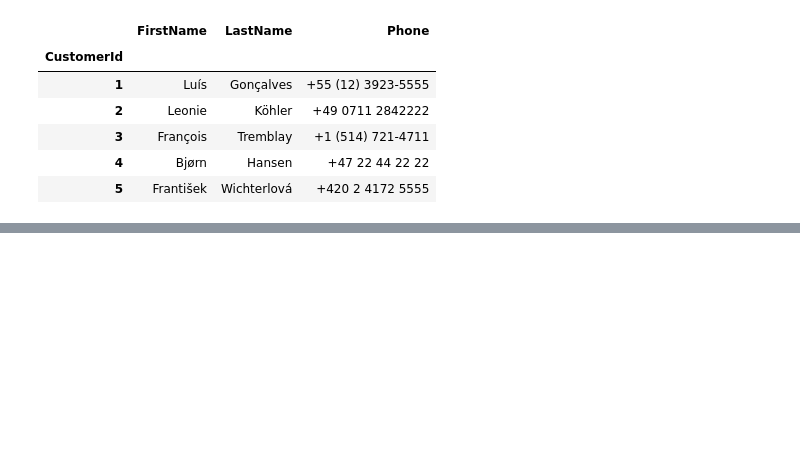
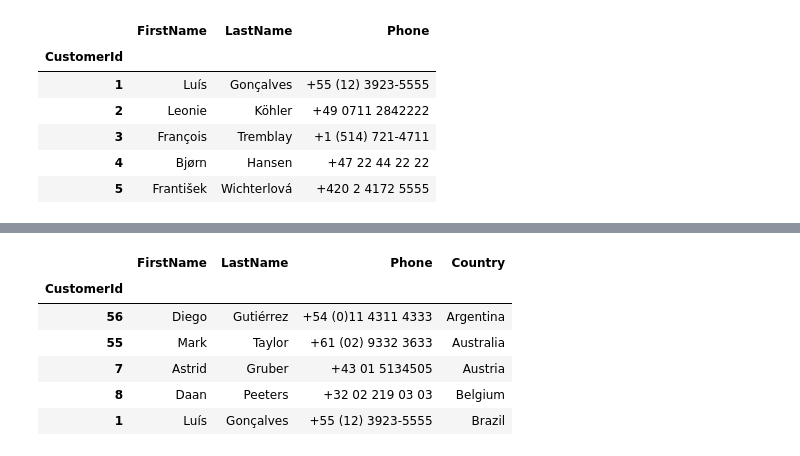
Before and after one commit to lazizrakhmat/DS-Notebook, a Jupyter notebook: Praktikum_Notebook_ipynb_.ipynb, the cells around one changed output, grey strips where cells are left out. Drawn from its saved outputs; the diff is of its cells as text; code cells hidden in the pictures; blank space fills up the shorter version.

```diff
--- a/Praktikum_Notebook_ipynb_.ipynb
+++ b/Praktikum_Notebook_ipynb_.ipynb
@@ -135,0 +148,12 @@ df.head()
+# %%
+query = "SELECT CustomerId, Firstname, Lastname, Phone, Country FROM customers ORDER BY Country"
+df = pd.read_sql(query, db, index_col="CustomerId")
+df.head()
+# %% [output]
+|  | FirstName | LastName | Phone | Country |
+| CustomerId |  |  |  |  |
+| 56 | Diego | Gutiérrez | +54 (0)11 4311 4333 | Argentina |
+| 55 | Mark | Taylor | +61 (02) 9332 3633 | Australia |
+| 7 | Astrid | Gruber | +43 01 5134505 | Austria |
+| 8 | Daan | Peeters | +32 02 219 03 03 | Belgium |
+| 1 | Luís | Gonçalves | +55 (12) 3923-5555 | Brazil |
```
Also changed, not shown: parts of 5 cells of this notebook.
